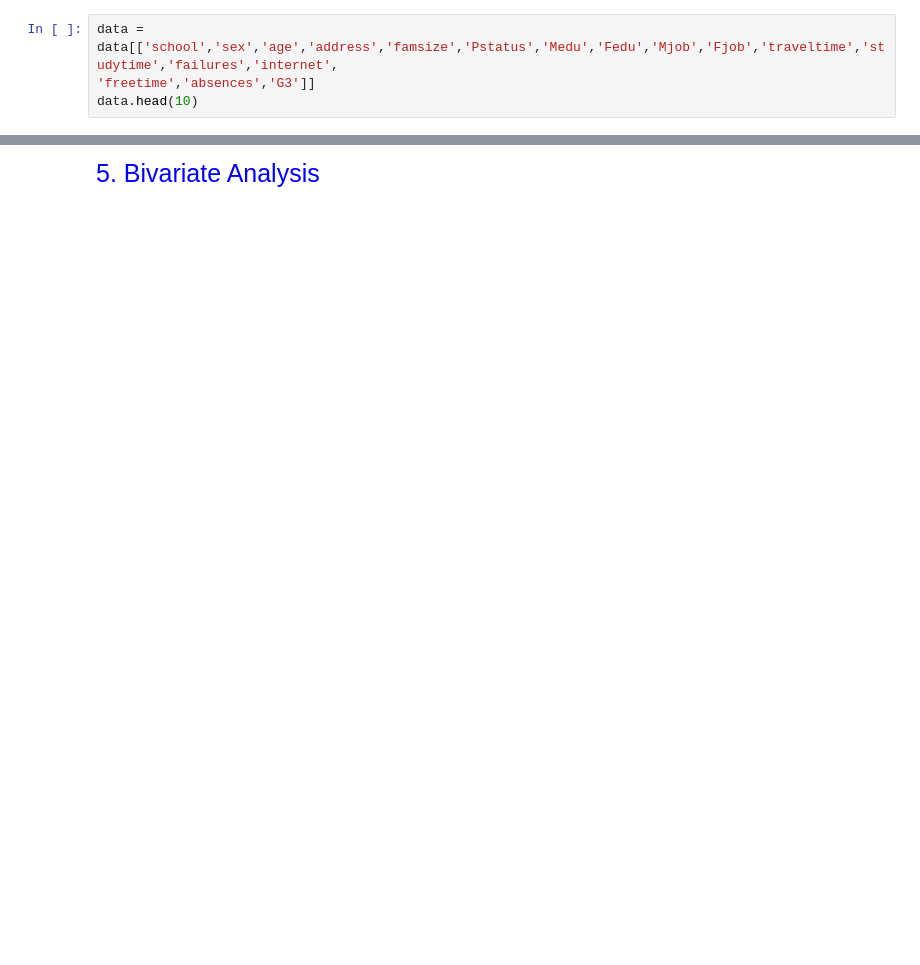
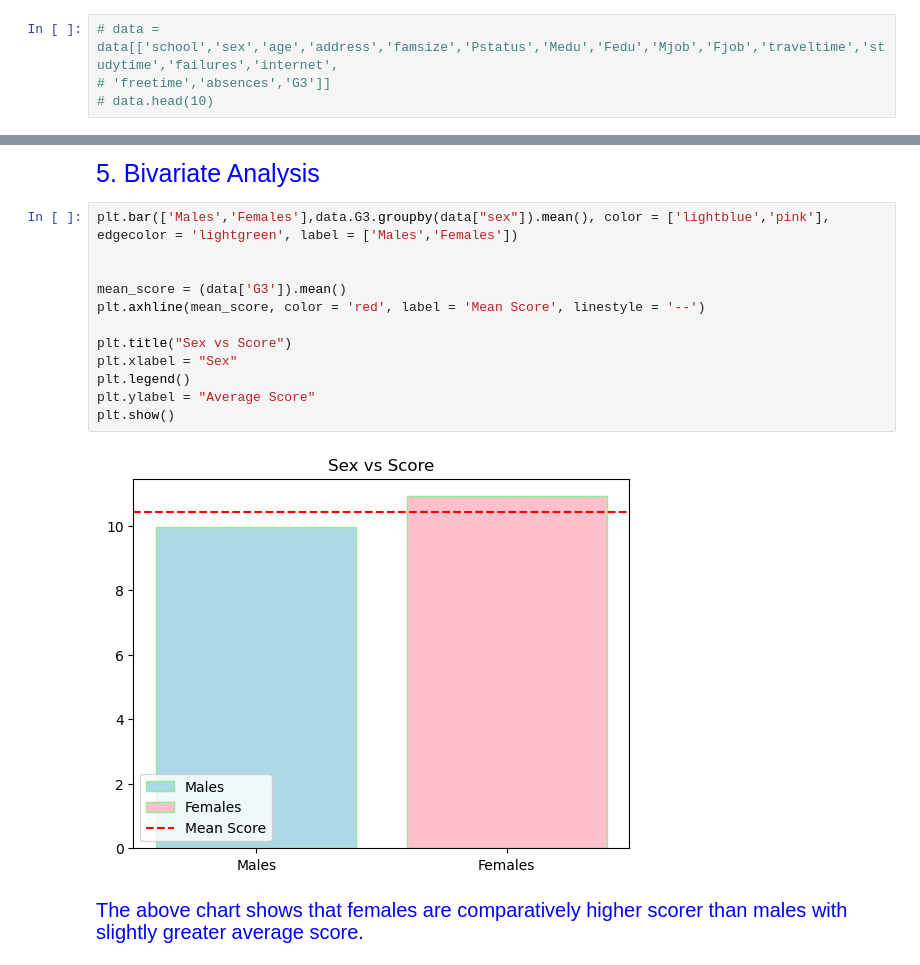
Before and after one commit to Kartika-Nidhi/DS_projects, a Jupyter notebook: StudentPerformanceAnalysis.ipynb, the cells around one changed output, grey strips where cells are left out. Drawn from its saved outputs; the diff is of its cells as text; blank space fills up the shorter version.

```diff
--- a/StudentPerformanceAnalysis.ipynb
+++ b/StudentPerformanceAnalysis.ipynb
@@ -88,6 +88,6 @@ Index(['school', 'sex', 'age', 'address', 'famsize', 'Pstatus', 'Medu', 'Fedu',
 <div style = "color:blue; font-size:20px">Out of 33 columns,(school, sex, age, address, famsize, Parent Status, Medu, Fedu, Mjob, Fjob, traveltime, studytime
 , failures, internet, freetime, goout, health, absences, G3) will be focused columns for this analysis.
 # %%
-data = data[['school','sex','age','address','famsize','Pstatus','Medu','Fedu','Mjob','Fjob','traveltime','studytime','failures','internet',
-'freetime','absences','G3']]
-data.head(10)
+# data = data[['school','sex','age','address','famsize','Pstatus','Medu','Fedu','Mjob','Fjob','traveltime','studytime','failures','internet',
+# 'freetime','absences','G3']]
+# data.head(10)
@@ -295,3 +283,19 @@ Overall, students with different test score represent the data.
 <div>
 # %% [markdown]
 <div style = "color:blue; font-size:25px">5. Bivariate Analysis
+# %%
+plt.bar(['Males','Females'],data.G3.groupby(data["sex"]).mean(), color = ['lightblue','pink'], edgecolor = 'lightgreen', label = ['Males','Females'])
+
+
+mean_score = (data['G3']).mean()
+plt.axhline(mean_score, color = 'red', label = 'Mean Score', linestyle = '--')
+
+plt.title("Sex vs Score")
+plt.xlabel = "Sex"
+plt.legend()
+plt.ylabel = "Average Score"
+plt.show()
+# %% [output]
+[figure, added]
+# %% [markdown]
+<div style = "color:blue; font-size:20px">The above chart shows that females are comparatively higher scorer than males with slightly greater average score.
```
Also changed, not shown: parts of 1 cell of this notebook.
